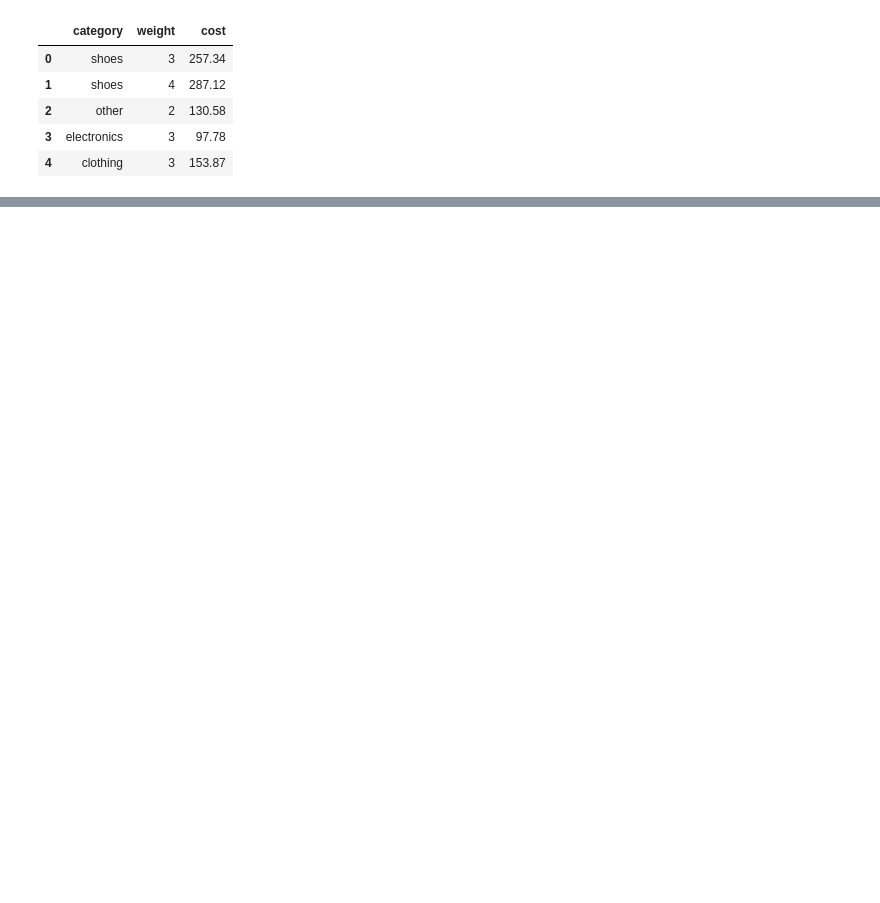
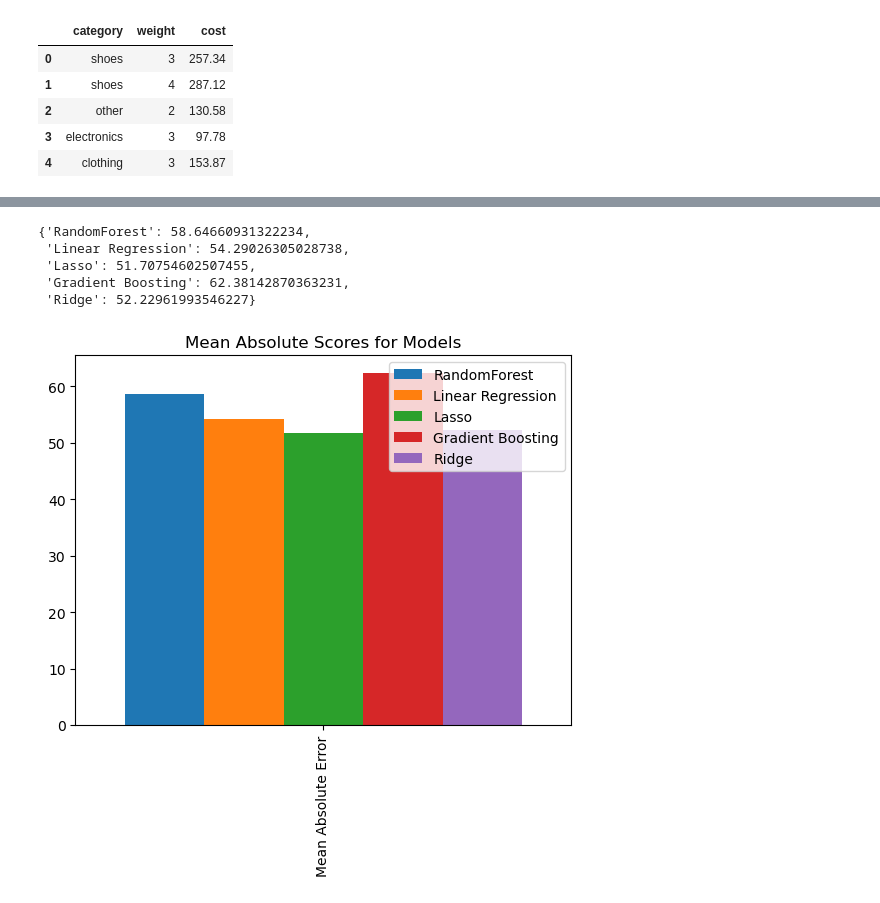
Before and after one commit to devern-DZZC/shippersTT, a Jupyter notebook: shippersTT-shipping-estimator.ipynb, the cells around one changed output, grey strips where cells are left out. Cells and saved outputs as stored; diff of their text form; code cells hidden in the pictures; blank space fills up the shorter version.

Commit message:
tested different models

```diff
--- a/shippersTT-shipping-estimator.ipynb
+++ b/shippersTT-shipping-estimator.ipynb
@@ -15,0 +69,3 @@ data.head(5)
+# %%
+X = data.drop(['cost'], axis=1)
+X.head()
@@ -15,0 +79,3 @@ data.head(5)
+# %%
+y = data['cost']
+y
@@ -15,0 +95,9 @@ data.head(5)
+# %%
+worded_features = ['category']
+one_hot = OneHotEncoder()
+transformer = ColumnTransformer([('one_hot',
+                                   one_hot,
+                                   worded_features)],
+                                   remainder='passthrough')
+transformed_X = transformer.fit_transform(X)
+transformed_X
@@ -15,0 +107,13 @@ data.head(5)
+# %%
+np.random.seed(42)
+X_train, X_test, y_train, y_test = train_test_split(transformed_X, y, test_size=0.20)
+scores = show_scores(models, X_train, X_test, y_train, y_test)
+mae_scores={}
+for name in scores:
+    print(name)
+    print('MAE: ', scores[name]['MAE'])
+    print('RMSLE: ', scores[name]['RMSLE'])
+    print('MSE: ', scores[name]['MSE'])
+    print('R^2: ', scores[name]['R^2'])
+    print('\n')
+    mae_scores[name] = scores[name]['MAE']
@@ -15,0 +138,14 @@ data.head(5)
+# %%
+mae_scores
+# %% [output]
+{'RandomForest': 58.64660931322234,
+ 'Linear Regression': 54.29026305028738,
+ 'Lasso': 51.70754602507455,
+ 'Gradient Boosting': 62.38142870363231,
+ 'Ridge': 52.22961993546227}
+# %%
+comparison = pd.DataFrame(mae_scores, index=["Mean Absolute Error"])
+comparison.plot.bar(width=2);
+plt.title("Mean Absolute Scores for Models");
+# %% [output]
+[figure, added]
```
Also changed, not shown: parts of 10 cells of this notebook, 1 other file.
